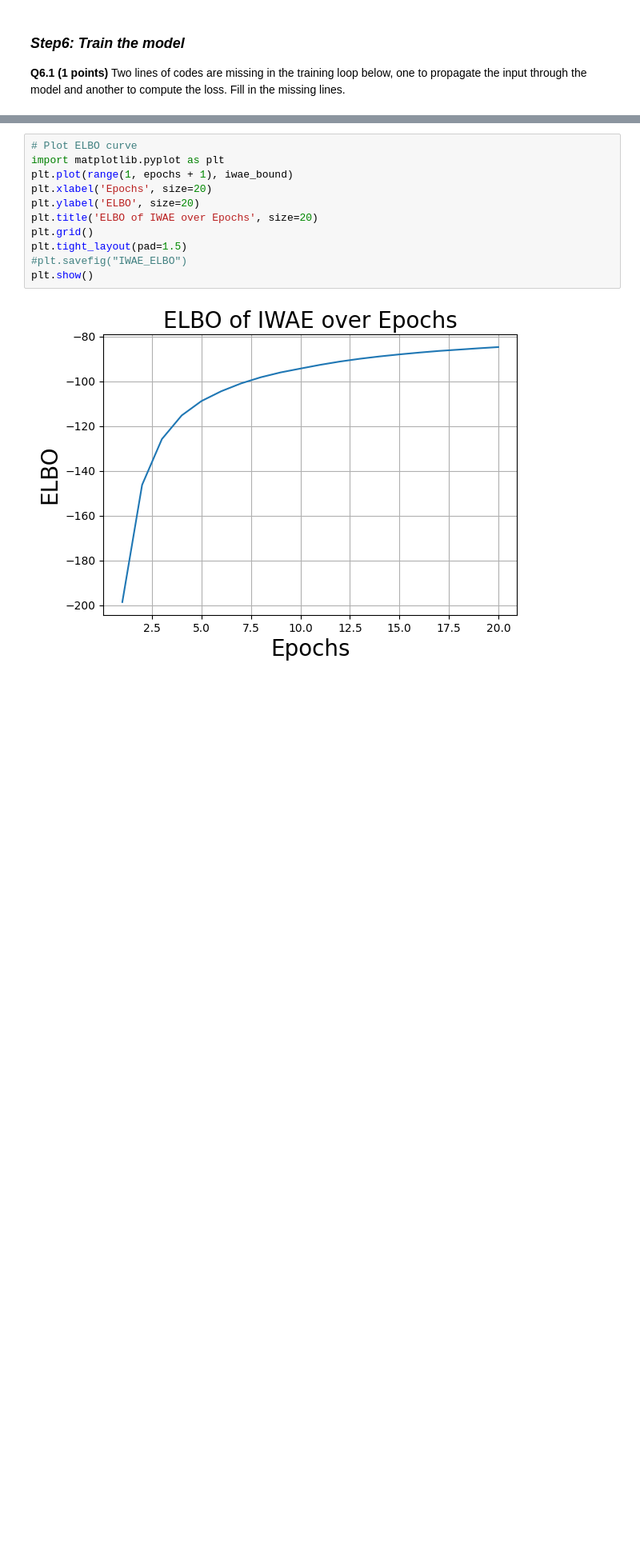
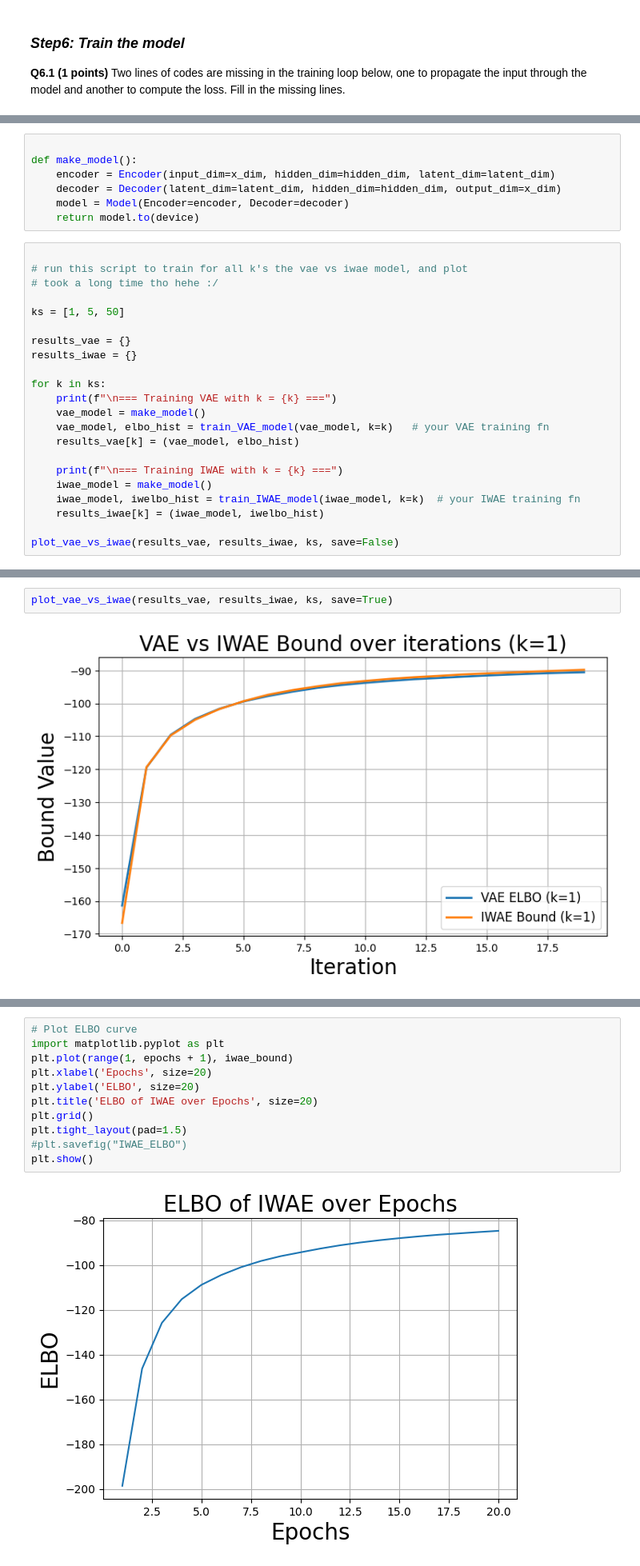
Before and after one commit to freds126/ML_avancerad, a Jupyter notebook: 1AD/IWAE.ipynb, the cells around one changed output, grey strips where cells are left out. Shown: that part at 80% size. Cells and saved outputs as stored; diff of their text form; blank space fills up the shorter version.

```diff
--- a/1AD/IWAE.ipynb
+++ b/1AD/IWAE.ipynb
@@ -415,0 +439,29 @@ def train_VAE_model(model, k=1):
+# %%
+
+def make_model():
+    encoder = Encoder(input_dim=x_dim, hidden_dim=hidden_dim, latent_dim=latent_dim)
+    decoder = Decoder(latent_dim=latent_dim, hidden_dim=hidden_dim, output_dim=x_dim)
+    model = Model(Encoder=encoder, Decoder=decoder)
+    return model.to(device)
+# %%
+
+# run this script to train for all k's the vae vs iwae model, and plot
+# took a long time tho hehe :/
+
+ks = [1, 5, 50]
+
+results_vae = {}
+results_iwae = {}
+
+for k in ks:
+    print(f"\n=== Training VAE with k = {k} ===")
+    vae_model = make_model()
+    vae_model, elbo_hist = train_VAE_model(vae_model, k=k)   # your VAE training fn
+    results_vae[k] = (vae_model, elbo_hist)
+
+    print(f"\n=== Training IWAE with k = {k} ===")
+    iwae_model = make_model()
+    iwae_model, iwelbo_hist = train_IWAE_model(iwae_model, k=k)  # your IWAE training fn
+    results_iwae[k] = (iwae_model, iwelbo_hist)
+
+plot_vae_vs_iwae(results_vae, results_iwae, ks, save=False)
@@ -415,0 +492,4 @@ def train_VAE_model(model, k=1):
+# %%
+plot_vae_vs_iwae(results_vae, results_iwae, ks, save=True)
+# %% [output]
+[figure, added]
```
Also changed, not shown: parts of 11 cells of this notebook, 14 other files.
